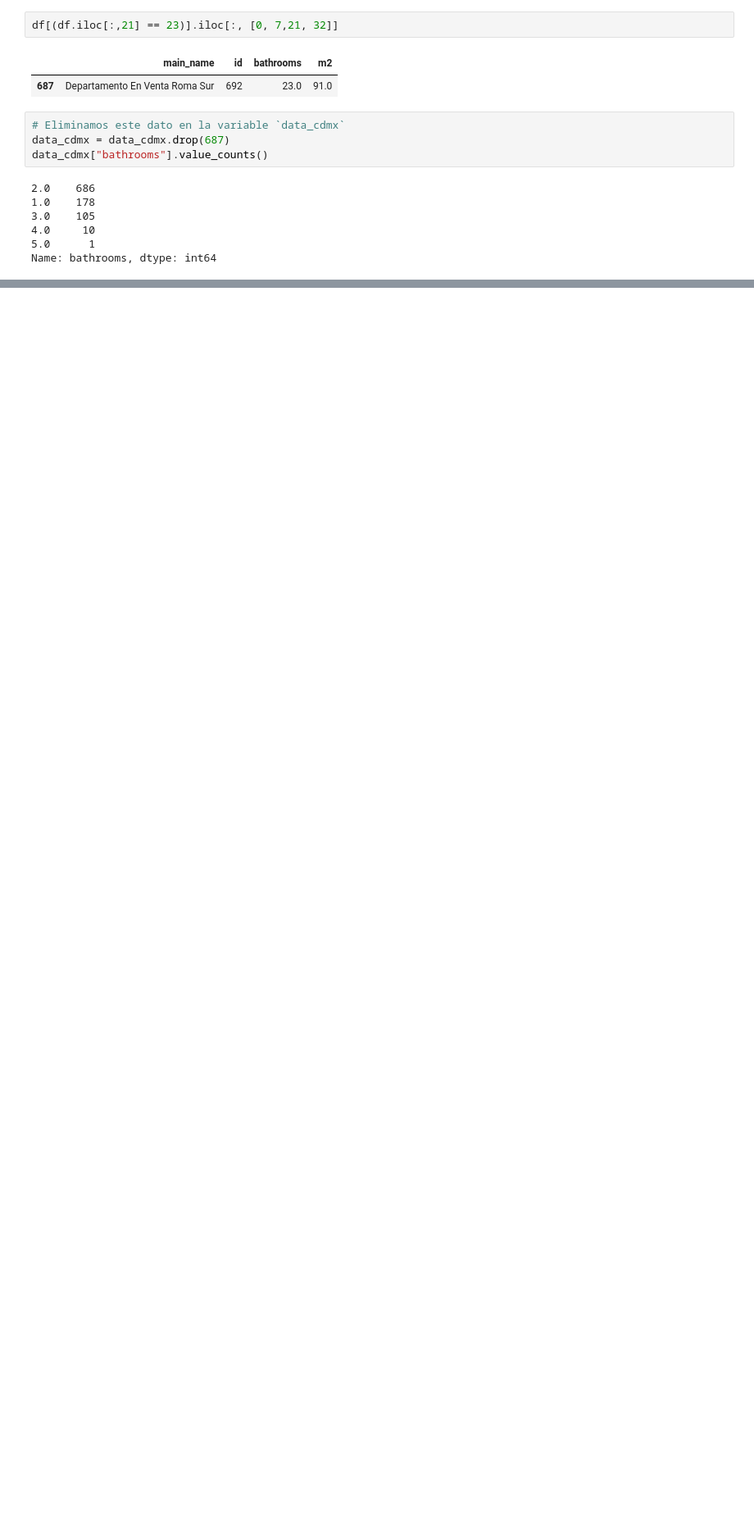
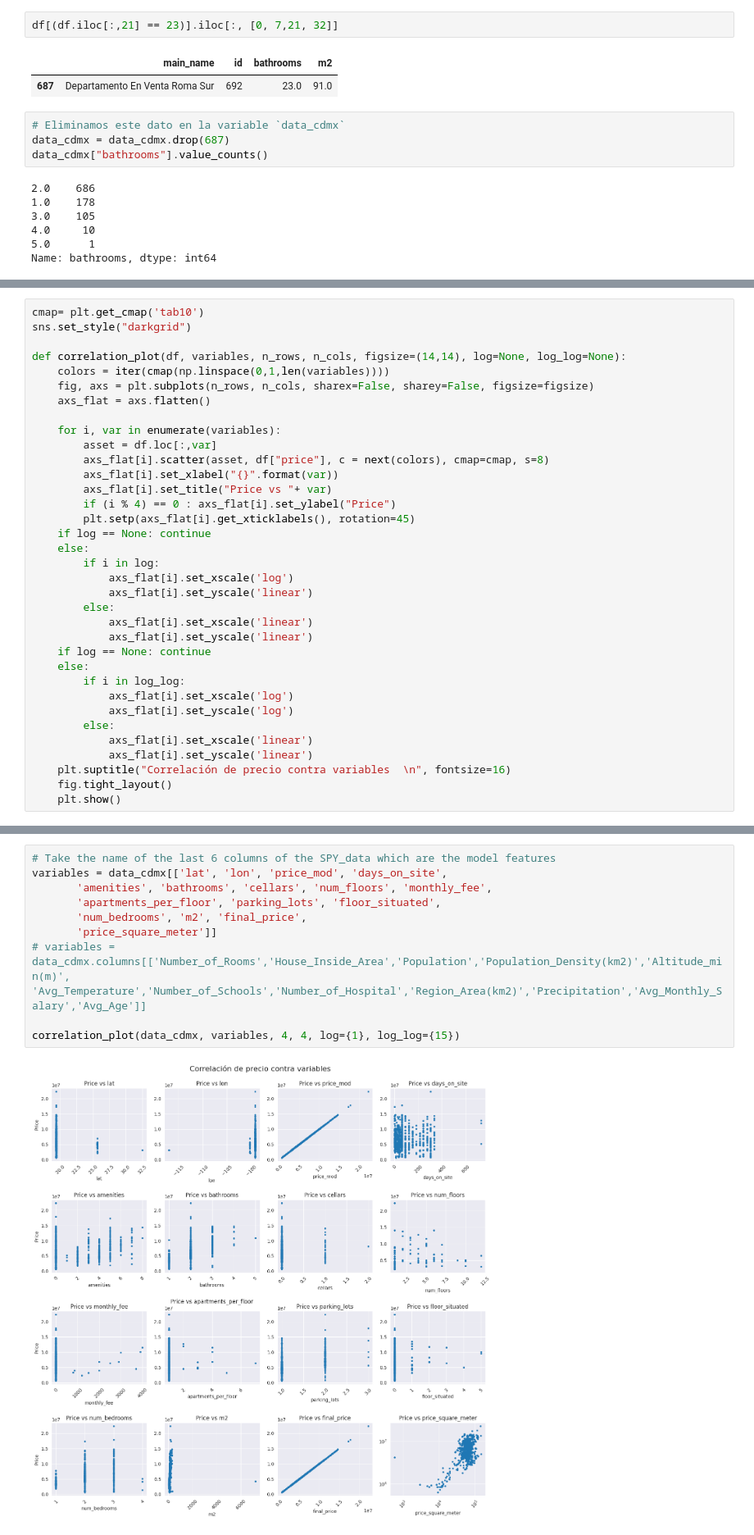
Before and after one commit to joshbrx/DataScience_challenge, a Jupyter notebook: Departamentos_en_la_CDMX.ipynb, the cells around one changed output, grey strips where cells are left out. Shown at 82% size. Drawn from its saved outputs; the diff is of its cells as text; blank space fills up the shorter version.

```diff
--- a/Departamentos_en_la_CDMX.ipynb
+++ b/Departamentos_en_la_CDMX.ipynb
@@ -344,0 +291,35 @@ StopIteration: ignored
+# %%
+cmap= plt.get_cmap('tab10')
+sns.set_style("darkgrid")
+
+def correlation_plot(df, variables, n_rows, n_cols, figsize=(14,14), log=None, log_log=None):
+    colors = iter(cmap(np.linspace(0,1,len(variables))))
+    fig, axs = plt.subplots(n_rows, n_cols, sharex=False, sharey=False, figsize=figsize)
+    axs_flat = axs.flatten()
+
+    for i, var in enumerate(variables):
+        asset = df.loc[:,var]
+        axs_flat[i].scatter(asset, df["price"], c = next(colors), cmap=cmap, s=8)
+        axs_flat[i].set_xlabel("{}".format(var))
+        axs_flat[i].set_title("Price vs "+ var)
+        if (i % 4) == 0 : axs_flat[i].set_ylabel("Price")
+        plt.setp(axs_flat[i].get_xticklabels(), rotation=45)
+    if log == None: continue
+    else:
+        if i in log:
+            axs_flat[i].set_xscale('log')
+            axs_flat[i].set_yscale('linear')
+        else:
+            axs_flat[i].set_xscale('linear')
+            axs_flat[i].set_yscale('linear')
+    if log == None: continue
+    else:
+        if i in log_log:
+            axs_flat[i].set_xscale('log')
+            axs_flat[i].set_yscale('log')
+        else:
+            axs_flat[i].set_xscale('linear')
+            axs_flat[i].set_yscale('linear')
+    plt.suptitle("Correlación de precio contra variables  \n", fontsize=16)
+    fig.tight_layout()
+    plt.show()
@@ -344,0 +328,12 @@ StopIteration: ignored
+# %%
+# Take the name of the last 6 columns of the SPY_data which are the model features
+variables = data_cdmx[['lat', 'lon', 'price_mod', 'days_on_site',
+       'amenities', 'bathrooms', 'cellars', 'num_floors', 'monthly_fee',
+       'apartments_per_floor', 'parking_lots', 'floor_situated',
+       'num_bedrooms', 'm2', 'final_price',
+       'price_square_meter']]
+# variables = data_cdmx.columns[['Number_of_Rooms','House_Inside_Area','Population','Population_Density(km2)','Altitude_min(m)', 'Avg_Temperature','Number_of_Schools','Number_of_Hospital','Region_Area(km2)','Precipitation','Avg_Monthly_Salary','Avg_Age']]
+
+correlation_plot(data_cdmx, variables, 4, 4, log={1}, log_log={15})
+# %% [output]
+[figure, added]
```
Also changed, not shown: parts of 18 cells of this notebook.
